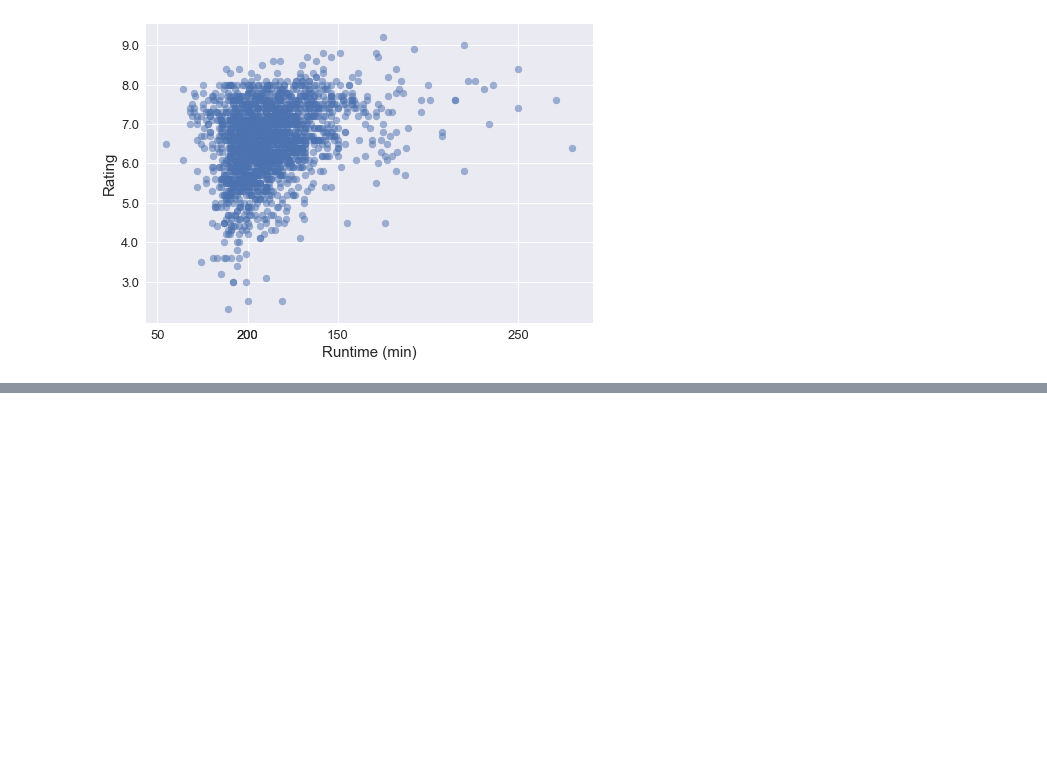
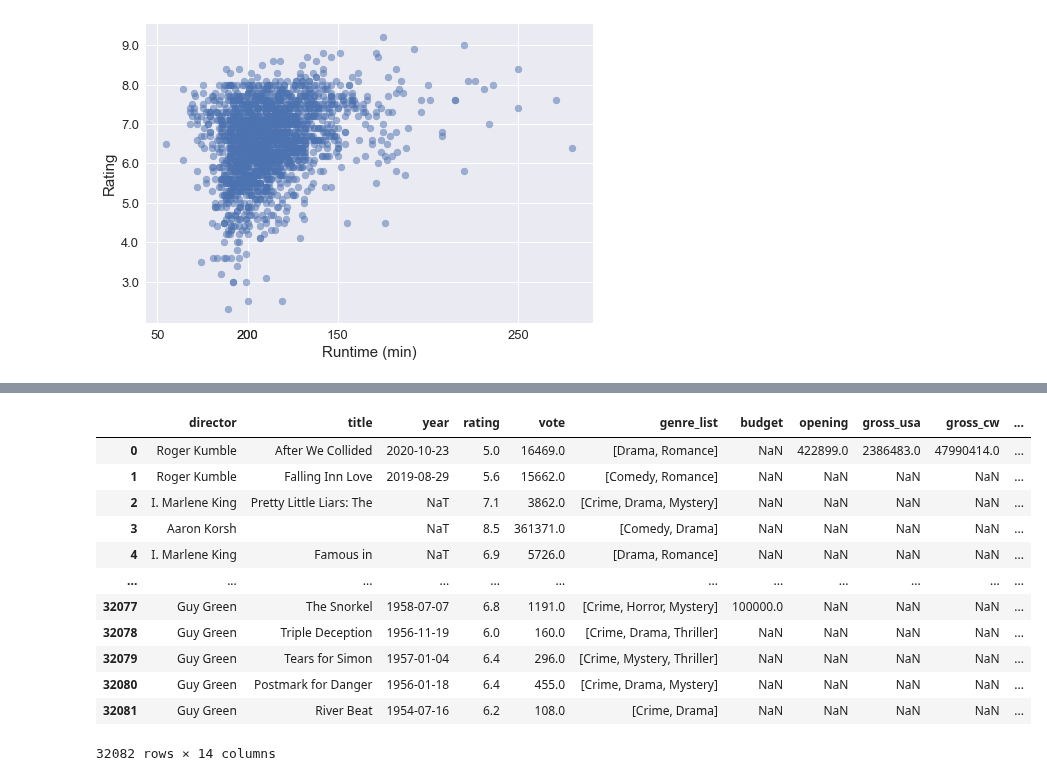
Before and after one commit to katiehuang1221/Predict-Revenue-Of-Movie-Adaptation, a Jupyter notebook: notebooks/imdb_soup.ipynb, the cells around one changed output, grey strips where cells are left out. Cells and saved outputs as stored; diff of their text form; code cells hidden in the pictures; blank space fills up the shorter version.

Commit message:
Added dump/director_data. Added get_movie_brief() in get_movie.py. Updated imdb_soup.ipynb to extract director info.

```diff
--- a/notebooks/imdb_soup.ipynb
+++ b/notebooks/imdb_soup.ipynb
@@ -464,0 +699,2 @@ plt.yticks(fontsize=13)
+# %%
+director_link = (movie_temp[['director','link_d']]).reset_index().drop(columns=['index'])
@@ -464,0 +722,3 @@ plt.yticks(fontsize=13)
+# %%
+director_link_dict = director_link.iloc[66:].set_index('director').T.to_dict('list')
+director_link_dict
@@ -464,0 +743,19 @@ plt.yticks(fontsize=13)
+# %%
+base_url = "https://www.imdb.com"
+c = 0
+for director in director_link_dict:
+    c += 1
+    print(c, director)
+    director_url = base_url + director_link_dict[director][0]
+    director_soup = get_soup(director_url)
+    films = director_soup.find('div', id="filmo-head-director").findNext('div')
+
+    for film in films:
+        movie = film.find('a')
+        if type(movie) != int:
+            movie_title = movie.text
+            movie_link = movie.get('href')
+            movie_soup = get_soup(base_url + movie_link)
+
+            detail = get_movie_brief(movie_soup)
+            director_film_list.append(detail)
@@ -464,0 +780,18 @@ plt.yticks(fontsize=13)
+# %%
+director_df = pd.DataFrame(director_film_list)
+# %%
+director_df
+# %% [output]
+|  | director | title | year | rating | vote | genre_list | budget | opening | gross_usa | gross_cw | ... |
+| 0 | Roger Kumble | After We Collided | 2020-10-23 | 5.0 | 16469.0 | [Drama, Romance] | NaN | 422899.0 | 2386483.0 | 47990414.0 | ... |
+| 1 | Roger Kumble | Falling Inn Love | 2019-08-29 | 5.6 | 15662.0 | [Comedy, Romance] | NaN | NaN | NaN | NaN | ... |
+| 2 | I. Marlene King | Pretty Little Liars: The | NaT | 7.1 | 3862.0 | [Crime, Drama, Mystery] | NaN | NaN | NaN | NaN | ... |
+| 3 | Aaron Korsh |  | NaT | 8.5 | 361371.0 | [Comedy, Drama] | NaN | NaN | NaN | NaN | ... |
+| 4 | I. Marlene King | Famous in | NaT | 6.9 | 5726.0 | [Drama, Romance] | NaN | NaN | NaN | NaN | ... |
+| ... | ... | ... | ... | ... | ... | ... | ... | ... | ... | ... | ... |
+| 32077 | Guy Green | The Snorkel | 1958-07-07 | 6.8 | 1191.0 | [Crime, Horror, Mystery] | 100000.0 | NaN | NaN | NaN | ... |
+| 32078 | Guy Green | Triple Deception | 1956-11-19 | 6.0 | 160.0 | [Crime, Drama, Thriller] | NaN | NaN | NaN | NaN | ... |
+| 32079 | Guy Green | Tears for Simon | 1957-01-04 | 6.4 | 296.0 | [Crime, Mystery, Thriller] | NaN | NaN | NaN | NaN | ... |
+| 32080 | Guy Green | Postmark for Danger | 1956-01-18 | 6.4 | 455.0 | [Crime, Drama, Mystery] | NaN | NaN | NaN | NaN | ... |
+| 32081 | Guy Green | River Beat | 1954-07-16 | 6.2 | 108.0 | [Crime, Drama] | NaN | NaN | NaN | NaN | ... |
+32082 rows × 14 columns
```
Also changed, not shown: parts of 21 cells of this notebook, 4 other files.
